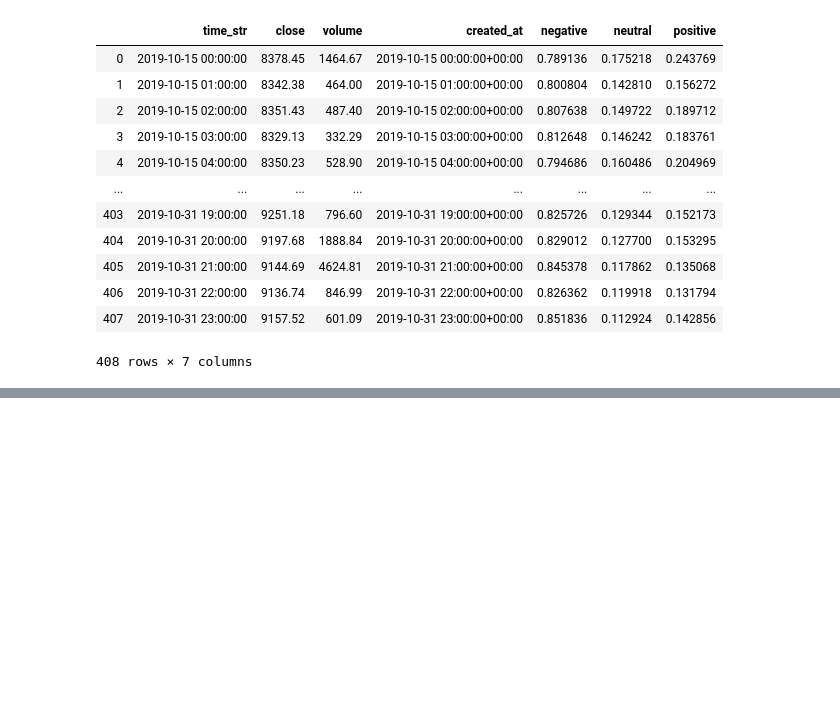
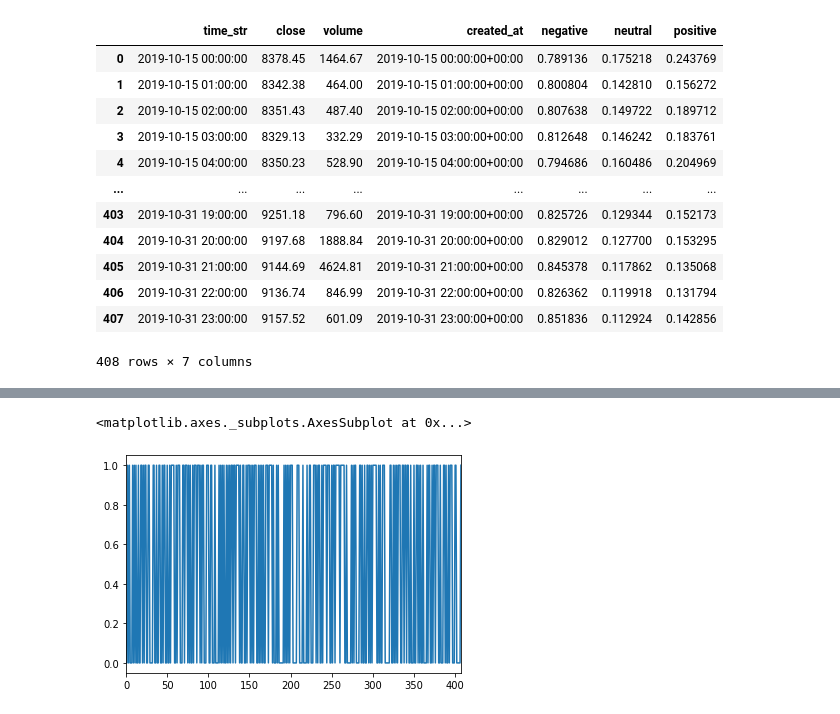
Before and after one commit to willwillis/Crypto-Sentiment-Clusters, a Jupyter notebook: notebooks/igor/price_model.ipynb, the cells around one changed output, grey strips where cells are left out. Saved outputs shown, nothing was run; the diff lists cells and outputs as text; code cells hidden in the pictures; blank space fills up the shorter version.

```diff
--- a/notebooks/igor/price_model.ipynb
+++ b/notebooks/igor/price_model.ipynb
@@ -296,8 +295,8 @@ price_data
 408 rows × 3 columns
 # %%
 #of course its much easier to merge and have both formats than making a million functions converting timestamps
-result = pd.concat([price_data,mike_df], axis=1, join='inner')
-result
+df = pd.concat([price_data,mike_df], axis=1, join='inner')
+df
 # %% [output]
 |  | time_str | close | volume | created_at | negative | neutral | positive |
 | 0 | 2019-10-15 00:00:00 | 8378.45 | 1464.67 | 2019-10-15 00:00:00+00:00 | 0.789136 | 0.175218 | 0.243769 |
@@ -331,3 +330,6 @@ result
     #return df
 # %%
 #last_datetime(mike_df)
+# %%
+df1=df.set_index('created_at')
+df1
@@ -338,0 +415,4 @@ result.plot(x='created_at', y='positive')
+# %%
+#get hourly price change
+df['up_down'] = df.close.diff()
+df
@@ -338,0 +437,10 @@ result.plot(x='created_at', y='positive')
+# %%
+df['upORdown'] = pd.Series()
+counter=0
+for change in df['up_down']:
+    #print(change)
+    if change >= 0:
+        df['upORdown'][counter]=1
+    else:
+        df['upORdown'][counter]=0
+    counter+=1
@@ -338,0 +509,5 @@ result.plot(x='created_at', y='positive')
+# %%
+df['upORdown'].plot()
+# %% [output]
+<matplotlib.axes._subplots.AxesSubplot at 0x...>
+[figure, added]
```
Also changed, not shown: parts of 48 cells of this notebook.
